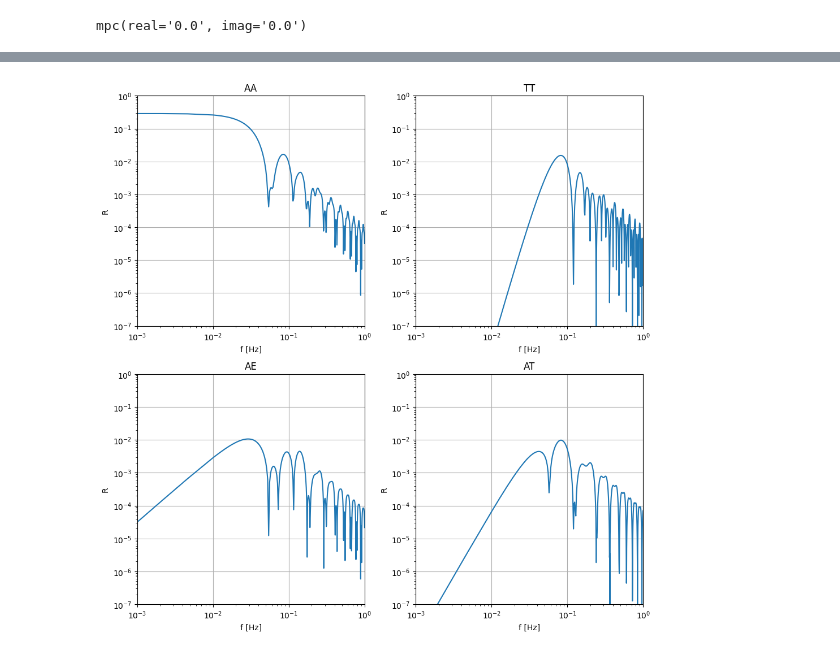
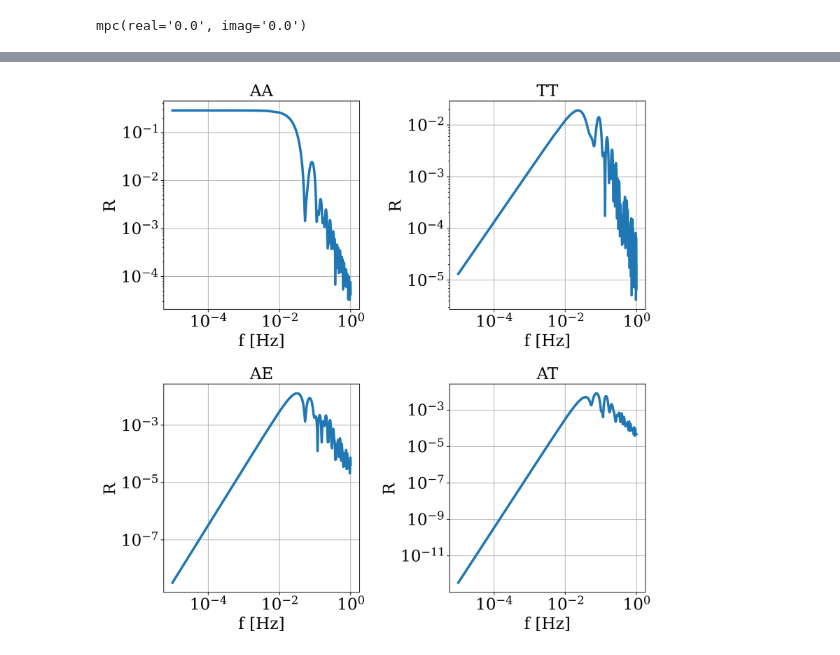
Before and after one commit to ilariacaporali/GWBird, a Jupyter notebook: LISA_angular_response.ipynb, the cells around one changed output, grey strips where cells are left out. Drawn from its saved outputs; the diff is of its cells as text; code cells hidden in the pictures.

```diff
--- a/LISA_angular_response.ipynb
+++ b/LISA_angular_response.ipynb
@@ -240,11 +235,13 @@ def Ylm(l,m,theta,phi):
 def Response_ell(l_det1,l_det2,x_det1,x_det2,f_vec,f_star,ell,m):
     Theta_vec = np.linspace(0,np.pi,100)
     Phi_vec = np.linspace(0,2*np.pi,100)
+    f_exp = np.expand_dims(f_vec, axis=(1,2))
     Theta_mesh, Phi_mesh = np.meshgrid(Theta_vec, Phi_vec)
     F1_p, F1_c = F_det(l_det1[0],l_det1[1],Theta_mesh,Phi_mesh,f_vec,f_star,x_det1)
     F2_p, F2_c = F_det(l_det2[0],l_det2[1],Theta_mesh,Phi_mesh,f_vec,f_star,x_det2)
     R_integrand_ell = (F1_p  * np.conj(F2_p) \
-                + F1_c * np.conj(F2_c)) * Ylm(ell,m,Theta_mesh,Phi_mesh)*np.sqrt(4*np.pi)  #SPHERICAL HARMONIC redefined according to Eq. 4.2 paper LISA anisotropies
+                + F1_c * np.conj(F2_c)) * Ylm(ell,m,Theta_mesh,Phi_mesh)*np.sqrt(4*np.pi)\
+                      * np.exp(-1j* f_exp/f_star * np.einsum('i,ijk',x_det1- x_det2,Omega))  #SPHERICAL HARMONIC redefined according to Eq. 4.2 paper LISA anisotropies
     R1 = np.trapz(R_integrand_ell,Phi_vec,axis=1)
     #Rellm = np.real(np.trapz(R1 * np.sin(Theta_vec),Theta_vec,axis=1))/4/np.pi
     Rellm = np.trapz(R1 * np.sin(Theta_vec),Theta_vec,axis=1)/4/np.pi
@@ -294,0 +273,13 @@ plt.loglog(f_vec,(RAAell),label='RAA',c='C0')
+# %%
+RAAell = R1_vec_ell - R2_vec_ell
+
+RTT0 = R1_vec_ell + 2* R2_vec_ell
+
+f = np.logspace(-5, 0, 100)
+f_star = 0.019 # Hz
+x = f/f_star
+LISA_Rell_0_TT_interpolated = x**6/4032
+
+plt.loglog(f_vec,(RAAell),label='RAA',c='C0')
+plt.loglog(f_vec,(RTT0),label='RTT0',c='C1')
+plt.loglog(f,LISA_Rell_0_TT_interpolated,label='LISA Rell 0 TT',c='C4')
@@ -318,21 +300,0 @@ plt.loglog(f_vec,(R22),label='R11',c='C3')
-# %%
-R0 = sum_m(lA,lA,xA,xA,f_vec,f_star,0)
-R1 = sum_m(lA,lA,xA,xA,f_vec,f_star,1)
-R2 = sum_m(lA,lB,xA,xB,f_vec,f_star,2)
-R3 = sum_m(lA,lA,xA,xA,f_vec,f_star,3)
-R4 = sum_m(lA,lB,xA,xB,f_vec,f_star,4)
-R5 = sum_m(lA,lA,xA,xA,f_vec,f_star,5)
-R6 = sum_m(lA,lB,xA,xB,f_vec,f_star,6)
-
-# plot
-
-plt.loglog(f_vec,(R0),label='R0',c='C0')
-plt.loglog(f_vec,(R1),label='R1',c='C1')
-plt.loglog(f_vec,(R2),label='R2',c='C2')
-plt.loglog(f_vec,(R3),label='R3',c='C3')
-plt.loglog(f_vec,(R4),label='R4',c='C4')
-plt.loglog(f_vec,(R5),label='R5',c='C5')
-plt.loglog(f_vec,(R6),label='R6',c='C6')
-plt.xlabel('f [Hz]')
-plt.ylabel(r'$R_{\ell}$')
-plt.legend()
@@ -383,22 +340,22 @@ plt.legend()
 # %%
 #f_vec = np.array([1e-3,1e-2])
 l_value = 2
 R = sum_m_AET(lA,lB,xA,xB,f_vec,f_star,l_value)
 
 fig, axs = plt.subplots(2, 2, figsize=(10, 10))
 ax = axs.flatten()
 for i, axis in enumerate(ax):
-    axis.set_xlim(1e-3, 1)
-    axis.set_ylim(1e-7, 1)
+    # axis.set_xlim(1e-3, 1)
+    # axis.set_ylim(1e-7, 1)
     axis.set_title(['AA','TT','AE','AT'][i])
     axis.loglog(f_vec, R[i])
     axis.set_xlabel('f [Hz]')
     axis.set_ylabel('R')
     axis.grid()
 plt.tight_layout()
 plt.show()
 # %% [output]
-[figure, old version]
+[figure, new version]
 # %%
 plt.loglog(f_vec,(R1_vec),label='R1',c='C2')
 plt.loglog(f_vec,(R2_vec),label='R2',c='C3')
```
Also changed, not shown: parts of 38 cells of this notebook, 9 other files.
